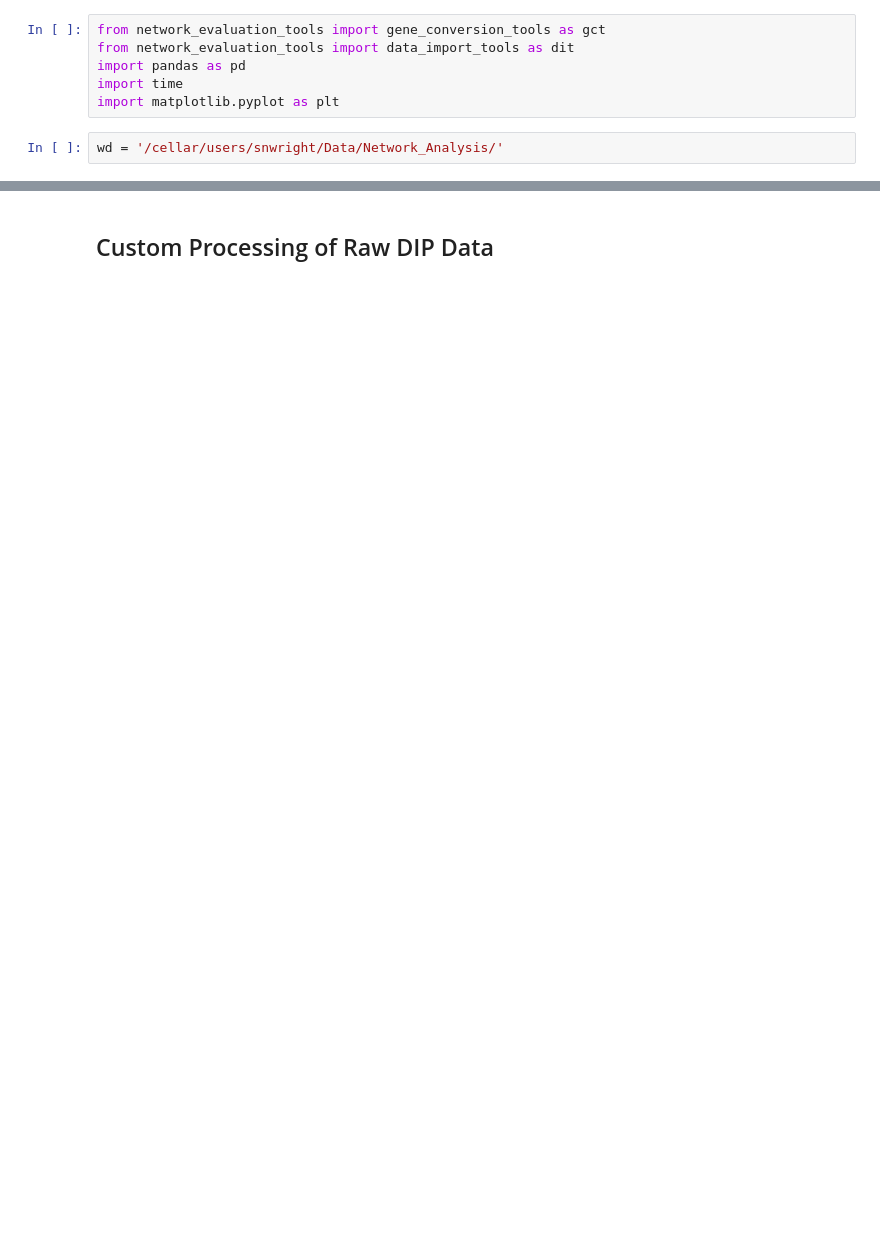
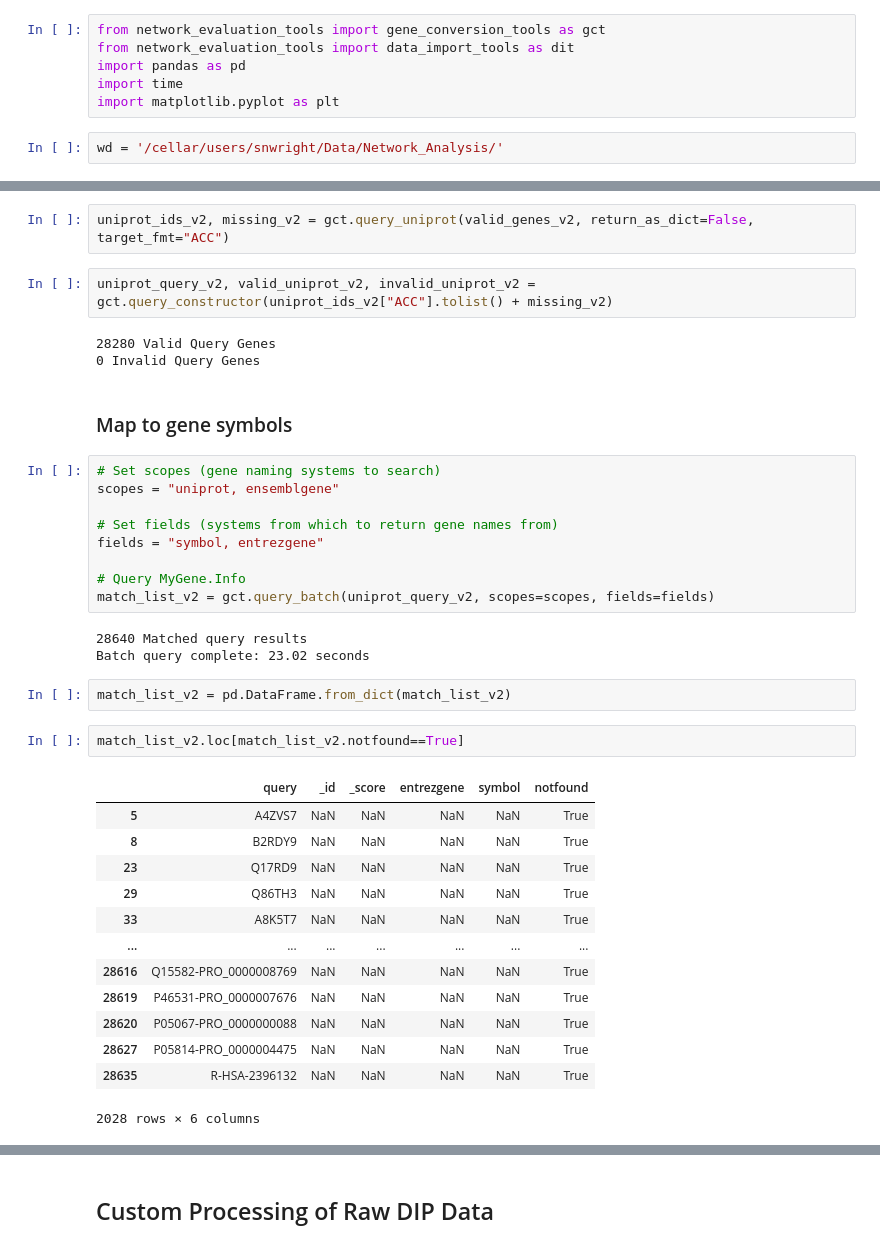
Before and after one commit to sarah-n-wright/Network_Evaluation_Tools, a Jupyter notebook: Network Processing Notebooks/IntAct Processing.ipynb, the cells around one changed output, grey strips where cells are left out. Cells and saved outputs as stored; diff of their text form; blank space fills up the shorter version.

```diff
--- a/Network Processing Notebooks/IntAct Processing.ipynb
+++ b/Network Processing Notebooks/IntAct Processing.ipynb
@@ -20,0 +68,39 @@ Raw edge count in IntAct: 1155104
+# %%
+uniprot_ids_v2, missing_v2 = gct.query_uniprot(valid_genes_v2, return_as_dict=False, target_fmt="ACC")
+# %%
+uniprot_query_v2, valid_uniprot_v2, invalid_uniprot_v2 = gct.query_constructor(uniprot_ids_v2["ACC"].tolist() + missing_v2)
+# %% [output]
+28280 Valid Query Genes
+0 Invalid Query Genes
+# %% [markdown]
+### Map to gene symbols
+# %%
+# Set scopes (gene naming systems to search)
+scopes = "uniprot, ensemblgene"
+
+# Set fields (systems from which to return gene names from)
+fields = "symbol, entrezgene"
+
+# Query MyGene.Info
+match_list_v2 = gct.query_batch(uniprot_query_v2, scopes=scopes, fields=fields)
+# %% [output]
+28640 Matched query results
+Batch query complete: 23.02 seconds
+# %%
+match_list_v2 = pd.DataFrame.from_dict(match_list_v2)
+# %%
+match_list_v2.loc[match_list_v2.notfound==True]
+# %% [output]
+|  | query | _id | _score | entrezgene | symbol | notfound |
+| 5 | A4ZVS7 | NaN | NaN | NaN | NaN | True |
+| 8 | B2RDY9 | NaN | NaN | NaN | NaN | True |
+| 23 | Q17RD9 | NaN | NaN | NaN | NaN | True |
+| 29 | Q86TH3 | NaN | NaN | NaN | NaN | True |
+| 33 | A8K5T7 | NaN | NaN | NaN | NaN | True |
+| ... | ... | ... | ... | ... | ... | ... |
+| 28616 | Q15582-PRO_0000008769 | NaN | NaN | NaN | NaN | True |
+| 28619 | P46531-PRO_0000007676 | NaN | NaN | NaN | NaN | True |
+| 28620 | P05067-PRO_0000000088 | NaN | NaN | NaN | NaN | True |
+| 28627 | P05814-PRO_0000004475 | NaN | NaN | NaN | NaN | True |
+| 28635 | R-HSA-2396132 | NaN | NaN | NaN | NaN | True |
+2028 rows × 6 columns
```
Also changed, not shown: parts of 61 cells of this notebook.
